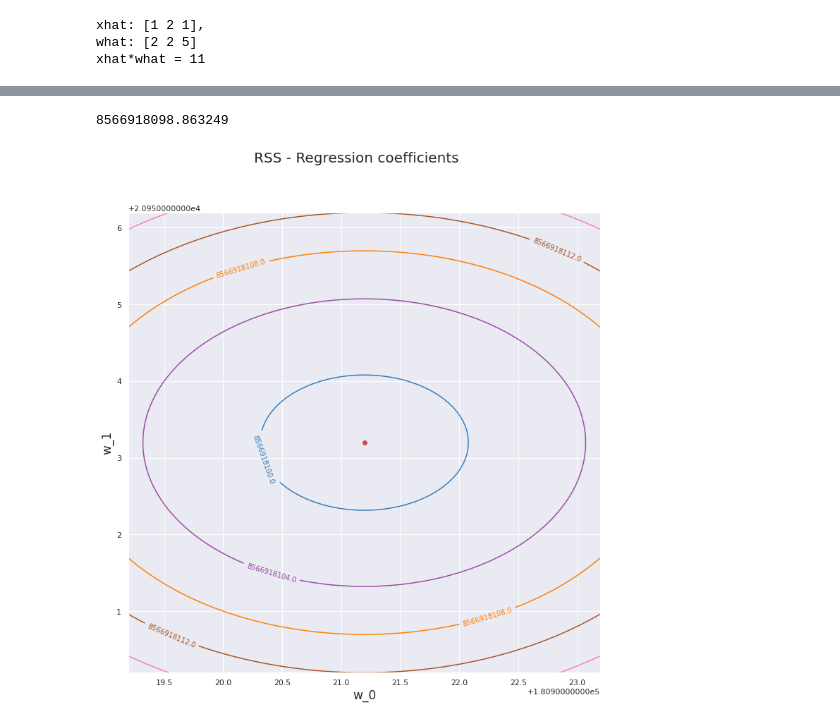
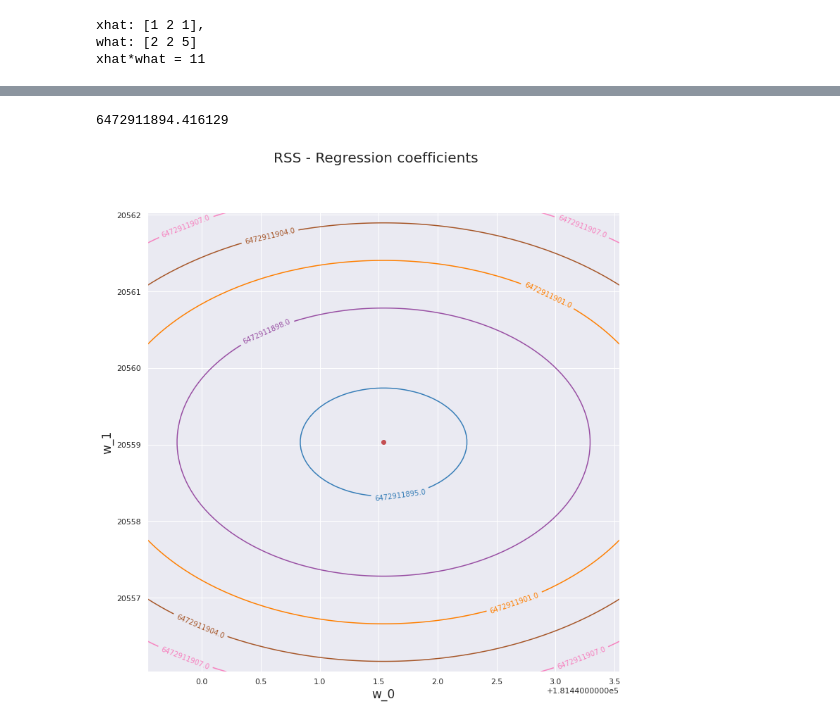
Before and after one commit to aegonwolf/IML_Notes, a Jupyter notebook: sklearn-and-linear-regression.ipynb, the cells around one changed output, grey strips where cells are left out. Saved outputs shown, nothing was run; the diff lists cells and outputs as text; code cells hidden in the pictures.

```diff
--- a/sklearn-and-linear-regression.ipynb
+++ b/sklearn-and-linear-regression.ipynb
@@ -301,17 +364,26 @@ print(reg.coef_)
 # %%
 # Create grid coordinates for plotting
-W0 = np.linspace(reg.intercept_ - 2, reg.intercept_ + 2, 100) #w_0
-W1 = np.linspace(reg.coef_ - 3, reg.coef_ + 3, 100) #w_1
-xx, yy = np.meshgrid(W0, W1, indexing='xy')
-Z = np.zeros((W0.size, W1.size))
+#reg is the model we fit on scaled data, this will make the plot nicer, we also only use sqm because plotting in 4d is hard
+reg = LinearRegression()
+#scaler again
+scaler = StandardScaler()
+scaled_sqm = scaler.fit_transform(X_train.LotArea.to_numpy().reshape(-1,1))
+reg.fit(scaled_sqm, y_train)
+w0 = np.linspace(reg.intercept_ - 2, reg.intercept_ + 2, 100) #w_0
+w1 = np.linspace(reg.coef_ - 3, reg.coef_ + 3, 100) #w_1
+#meshgrid just makes a cartesian plane with w0 and w1 as coordinates
+xx, yy = np.meshgrid(w0, w1, indexing='xy')
+#l'axis de Z
+Z = np.zeros((w0.size, w1.size))
+
 
 # Calculate Z-values (RSS) based on grid of coefficients
 for (i,j),v in np.ndenumerate(Z):
-    Z[i,j] =((y - (xx[i,j]+X.ravel()*yy[i,j]))**2).sum()/1000
+    Z[i,j] =((y_train.to_numpy() - (xx[i,j]+scaled_sqm.ravel()*yy[i,j]))**2).sum()/1000
 
 # Minimized RSS
 min_RSS = r'w_0, w_1 for minimized RSS'
-min_rss = np.sum((reg.intercept_ + reg.coef_[0] * X - y.values.reshape(-1,1))**2)/1000
+min_rss = np.sum((reg.intercept_ + reg.coef_[0] * scaled_sqm - y_train.to_numpy().reshape(-1,1))**2)/1000
 min_rss
 # %% [output]
-8566918098.863249
+6472911894.416129
@@ -320,10 +390,9 @@ sns.set_style('darkgrid')
 # %%
-def plot_mse_contour():
+def plot_mse_contour(reg, min_RSS, Z):
     fig = plt.figure(figsize=(12,12))
     fig.suptitle('RSS - Regression coefficients', fontsize=20)
 
     ax1 = fig.add_subplot(111)
-
 
     # Left plot
     CS = ax1.contour(xx, yy, Z, cmap=plt.cm.Set1, levels=5)
@@ -356,10 +425,10 @@ def plot_3dMSE():
     ax.legend()
     plt.savefig('RSS3D.png')
     plt.show()
-# %%
-plot_mse_contour()
-# %% [output]
-[figure, removed]
+# %%
+plot_mse_contour(reg, min_RSS, Z)
+# %% [output]
+[figure, added]
 # %%
 plot_3dMSE()
 # %% [output]
```
Also changed, not shown: parts of 52 cells of this notebook.
